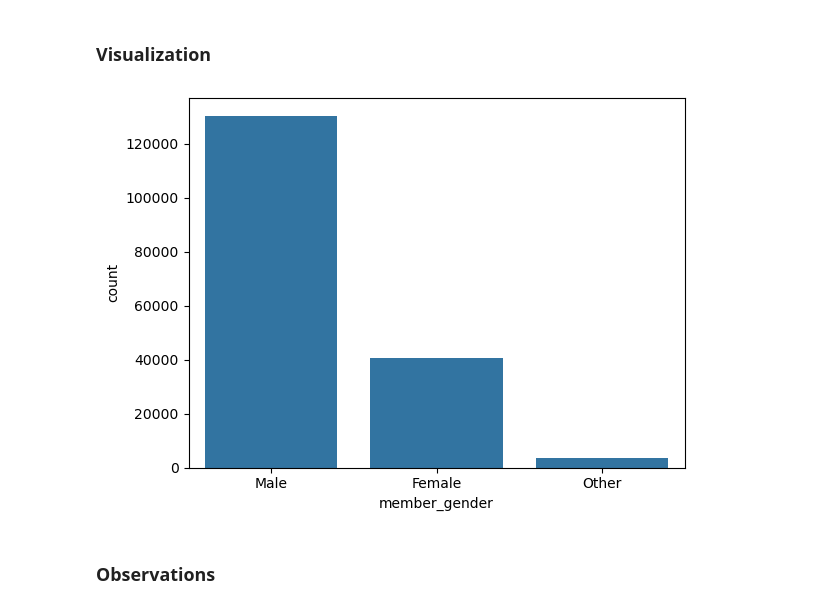
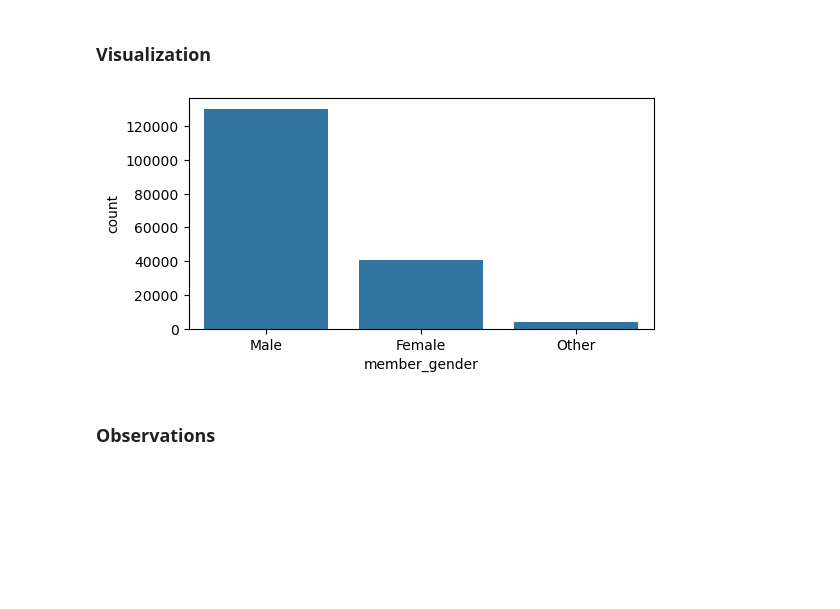
Before and after one commit to mamediarra/communicate-data-finding-fordgobike, a Jupyter notebook: Part_I_exploration.ipynb, the cells around one changed output. Cells and saved outputs as stored; diff of their text form; code cells hidden in the pictures; blank space fills up the shorter version.

```diff
--- a/Part_I_exploration.ipynb
+++ b/Part_I_exploration.ipynb
@@ -463,11 +463,11 @@ plt.show()
 ### Visualization
 # %%
 default_color=sns.color_palette()[0]
-figsize=[8,5]
+plt.figure(figsize=[6,3])
 sns.countplot(data=df_bike_clean,x='member_gender',color=default_color,order=df_bike_clean.member_gender.value_counts().index)
 plt.show()
 # %% [output]
-[figure, old version]
+[figure, new version]
 # %% [markdown]
 ### Observations
 # %% [markdown]
```
Also changed, not shown: parts of 49 cells of this notebook, 1 other file.
